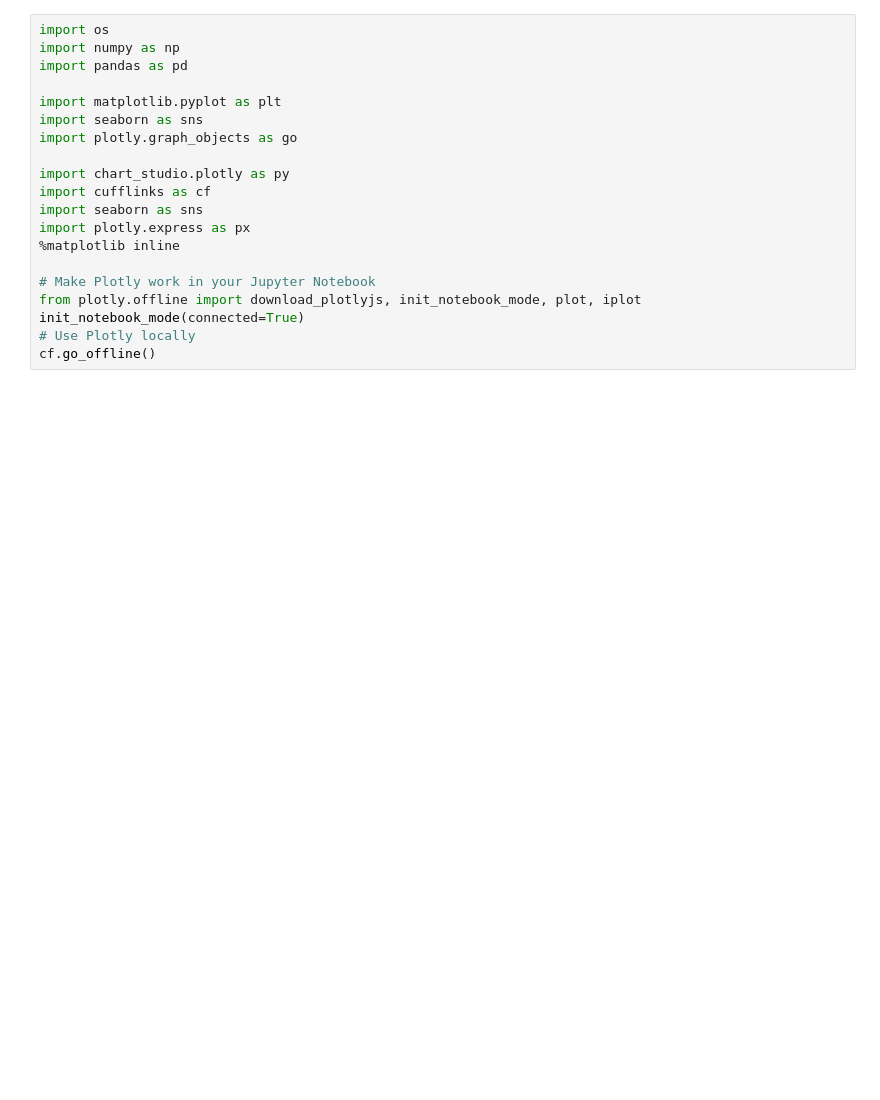
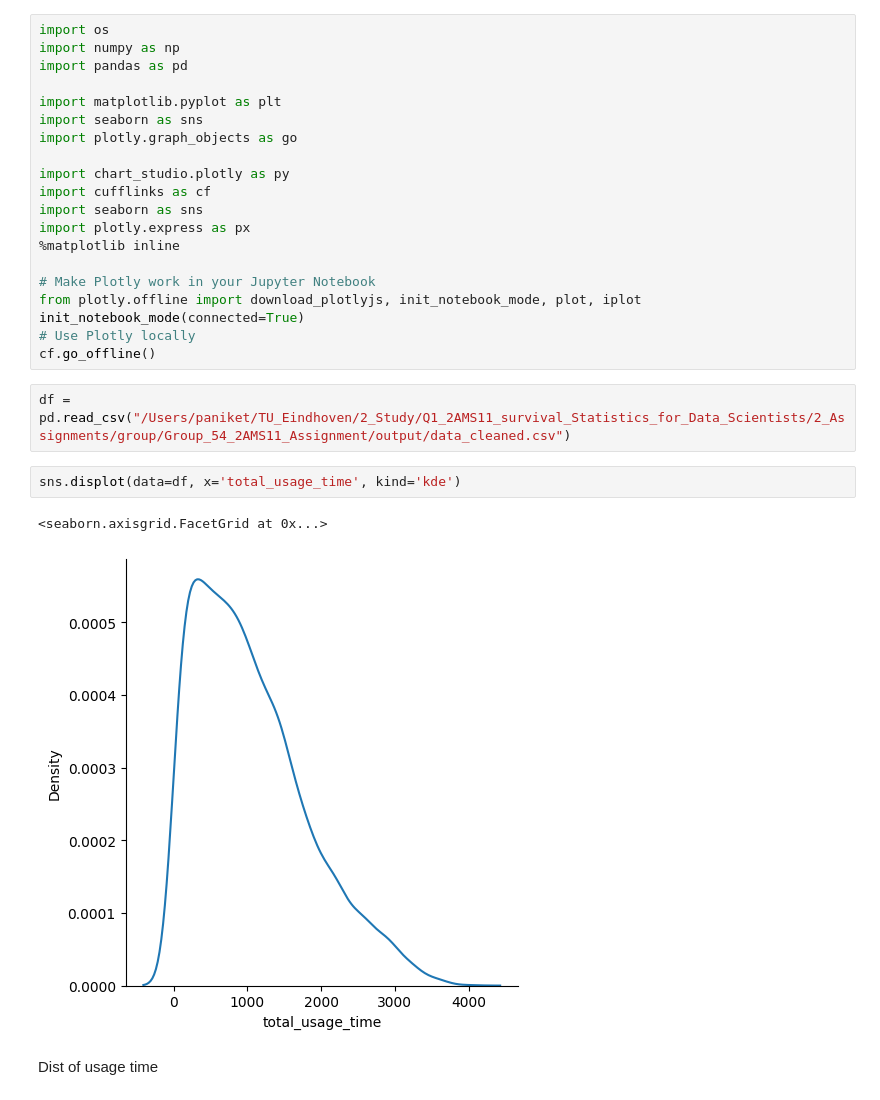
Before and after one commit to Aniket-Mishra/Group_54_2AMS11_Assignment, a Jupyter notebook: notebooks/2_plots_components.ipynb, the cells around one changed output. Saved outputs shown, nothing was run; the diff lists cells and outputs as text; blank space fills up the shorter version.

Commit message:
Updating processed csv, adding graphs and code

```diff
--- a/notebooks/2_plots_components.ipynb
+++ b/notebooks/2_plots_components.ipynb
@@ -18,3 +18,12 @@ from plotly.offline import download_plotlyjs, init_notebook_mode, plot, iplot
 init_notebook_mode(connected=True)
 # Use Plotly locally
 cf.go_offline()
+# %%
+df = pd.read_csv("/Users/paniket/TU_Eindhoven/2_Study/Q1_2AMS11_survival_Statistics_for_Data_Scientists/2_Assignments/group/Group_54_2AMS11_Assignment/output/data_cleaned.csv")
+# %%
+sns.displot(data=df, x='total_usage_time', kind='kde')
+# %% [output]
+<seaborn.axisgrid.FacetGrid at 0x...>
+[figure, added]
+# %% [markdown]
+Dist of usage time
```
Also changed, not shown: parts of 27 cells of this notebook, 6 other files.
